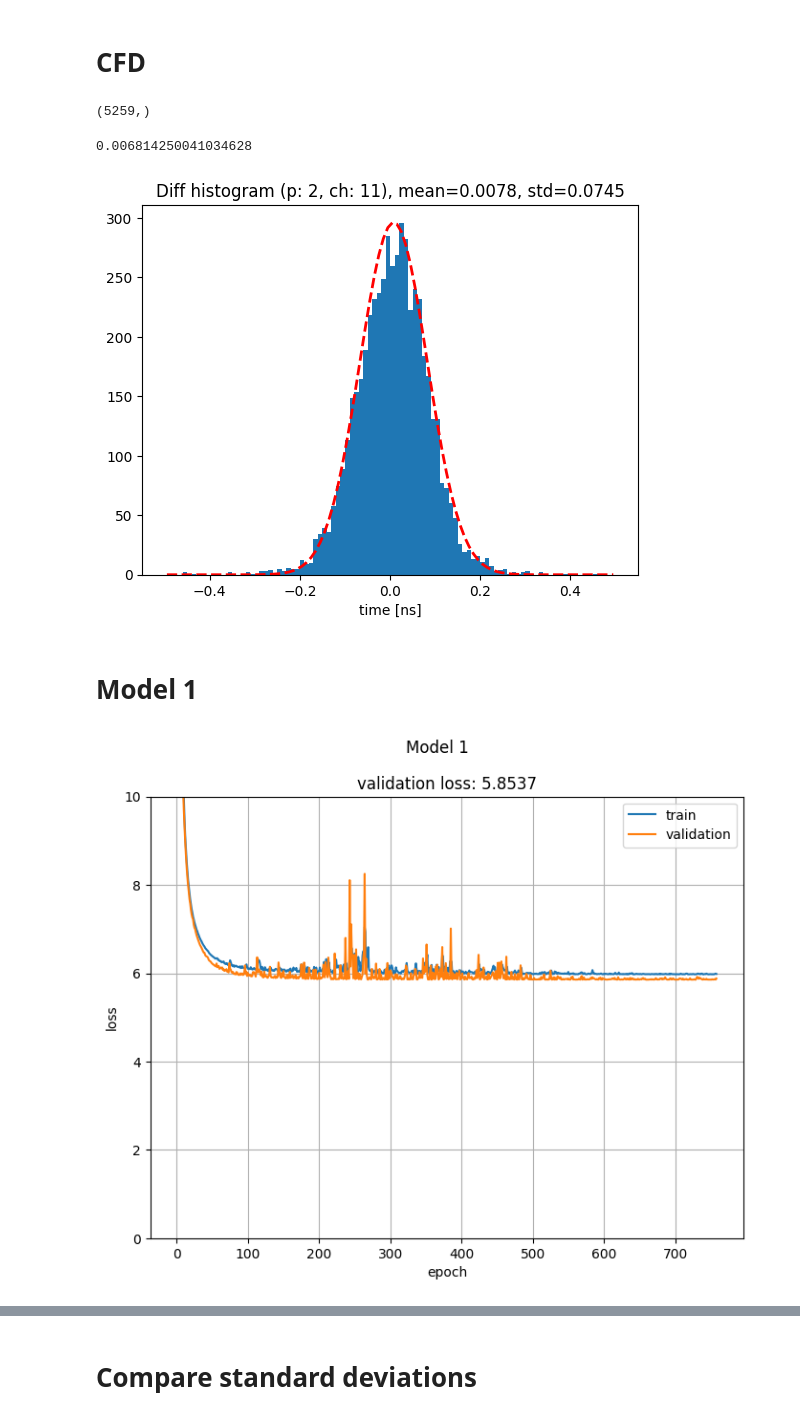
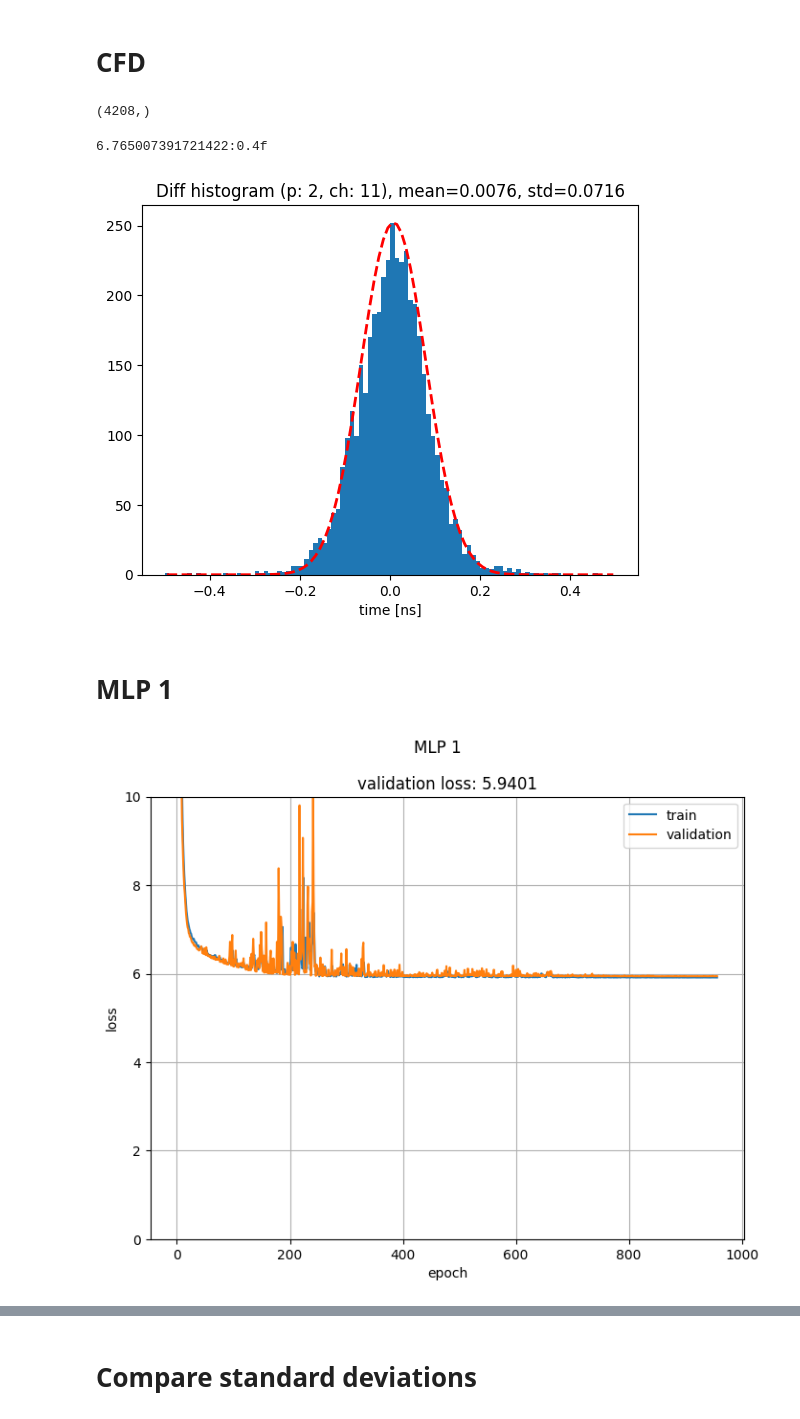
Before and after one commit to MatiXOfficial/pps-timing-ml, a Jupyter notebook: notebooks/neural_networks/basic_tests.ipynb, the cells around one changed output, grey strips where cells are left out. Drawn from its saved outputs; the diff is of its cells as text; code cells hidden in the pictures.

```diff
--- a/notebooks/neural_networks/basic_tests.ipynb
+++ b/notebooks/neural_networks/basic_tests.ipynb
@@ -46,7 +46,8 @@ N_BASELINE = 8
 all_X -= np.mean(all_X[:, :N_BASELINE], axis=1)[:, None]
 all_X /= all_X.max(axis=1)[:, None]
 # %%
-X_train, X_test, y_train, y_test = train_test_split(all_X, all_y, test_size=0.2, random_state=42)
+X_train_val, X_test, y_train_val, y_test = train_test_split(all_X, all_y, test_size=0.2, random_state=1234)
+X_train, X_val, y_train, y_val = train_test_split(X_train_val, y_train_val, test_size=0.2, random_state=1234)
 
-X_train.shape, X_test.shape, y_train.shape, y_test.shape
+X_train.shape, X_val.shape, X_test.shape, y_train.shape, y_val.shape, y_test.shape
 # %% [output]
@@ -61,7 +62,7 @@ def plot_difference_hist(y_true, y_pred, plane, channel, hist_range=(-0.5, 0.5),
     plt.show()
     return std
 
-def train_model(model, name, X_train=X_train, y_train=y_train, X_test=X_test, y_test=y_test, lr=0.001, train=True, n_epochs=1000, verbose=1, batch_size=2048, lr_patience=None, es_patience=None, loss_weights=None):
+def train_model(model, name, X_train=X_train, y_train=y_train, X_val=X_val, y_val=y_val, lr=0.001, train=True, n_epochs=1000, verbose=1, batch_size=2048, lr_patience=None, es_patience=None, loss_weights=None):
     model.compile(loss='mse', optimizer=optimizers.Adam(lr), loss_weights=loss_weights)
 
     model_callbacks = []
@@ -72,7 +73,7 @@ def train_model(model, name, X_train=X_train, y_train=y_train, X_test=X_test, y_
         model_callbacks.append(callbacks.ReduceLROnPlateau(monitor='loss', factor=0.5, patience=lr_patience))
 
     if train:
-        history = model.fit(X_train, y_train, epochs=n_epochs, verbose=verbose, batch_size=batch_size, validation_data=(X_test, y_test), callbacks=model_callbacks).history
+        history = model.fit(X_train, y_train, epochs=n_epochs, verbose=verbose, batch_size=batch_size, validation_data=(X_val, y_val), callbacks=model_callbacks).history
         pd.DataFrame(history).to_csv(f'model_weights/basic_tests/{name}/loss_log.csv')
 
     model.load_weights(f'model_weights/basic_tests/{name}/weights')
@@ -106,32 +107,33 @@ def plot_history(history: dict[str, np.array], title: str, ymax: float = None, f
 cfd = CFD(n_baseline=N_BASELINE, threshold=0.3)
 
 y_pred = []
-for x in X_test:
+for x in X_val:
     y_pred.append(cfd.predict(x_time, x))
 
 y_pred = np.array(y_pred)
 y_pred.shape
 # %% [output]
-(5259,)
+(4208,)
 # %%
-mean_squared_error(y_test, y_pred)
+print(f'{mean_squared_error(y_val, y_pred) * 1000}:0.4f')
 # %% [output]
-0.006814250041034628
+6.765007391721422:0.4f
 # %%
-std_cfd = plot_difference_hist(y_test, y_pred, PLANE, CHANNEL)
+std_cfd = plot_difference_hist(y_val, y_pred, PLANE, CHANNEL)
 # %% [output]
-[figure, old version]
+[figure, new version]
 # %% [markdown]
-# Model 1
+# MLP 1
 # %%
+mlp_1_name = model_name = 'MLP 1'
 model = keras.Sequential([
     layers.Input(24),
     layers.Dense(1)
 ])
 
-history = train_model(model, 'model_1', lr=0.1, train=False, n_epochs=3000, lr_patience=50, es_patience=400, loss_weights=1000)
+history = train_model(model, model_name, lr=0.1, train=False, n_epochs=3000, lr_patience=50, es_patience=400, loss_weights=1000)
 # %%
-plot_history(history, "Model 1", ymax=10)
+plot_history(history, model_name, ymax=10)
 # %% [output]
-[figure, old version]
+[figure, new version]
 # %%
```
Also changed, not shown: parts of 22 cells of this notebook, 28 other files.
